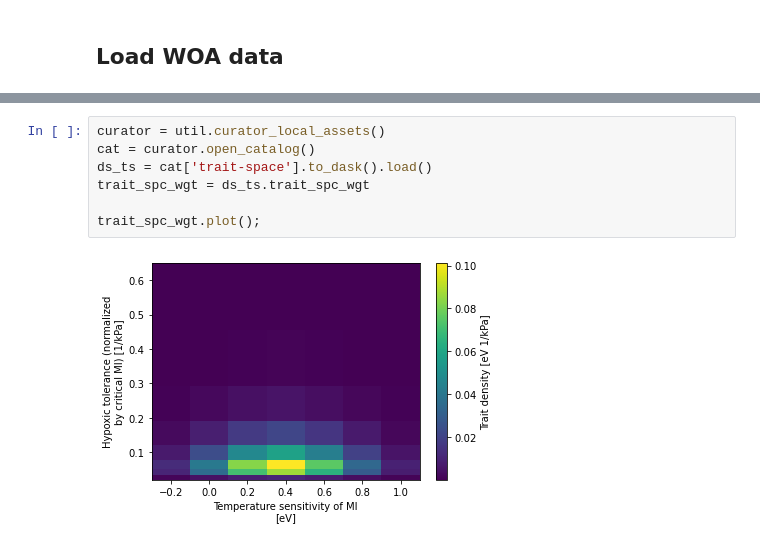
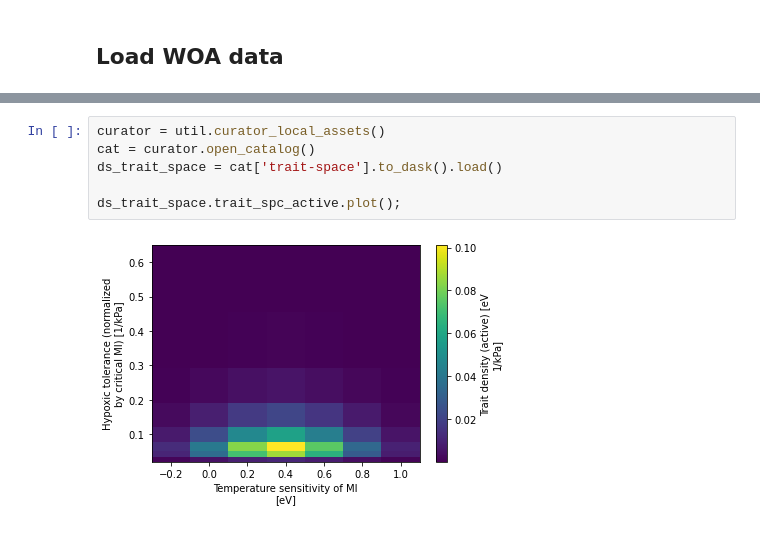
Before and after one commit to matt-long/aerobic-safety-margins, a Jupyter notebook: notebooks/trait-space-obs-habitat-vol.ipynb, the cells around one changed output, grey strips where cells are left out. Drawn from its saved outputs; the diff is of its cells as text.

```diff
--- a/notebooks/trait-space-obs-habitat-vol.ipynb
+++ b/notebooks/trait-space-obs-habitat-vol.ipynb
@@ -53,9 +102,8 @@ Data variables:
 # %%
 curator = util.curator_local_assets()
 cat = curator.open_catalog()
-ds_ts = cat['trait-space'].to_dask().load()
-trait_spc_wgt = ds_ts.trait_spc_wgt
+ds_trait_space = cat['trait-space'].to_dask().load()
 
-trait_spc_wgt.plot();
+ds_trait_space.trait_spc_active.plot();
 # %% [output]
-[figure, old version]
+[figure, new version]
```
Also changed, not shown: parts of 13 cells of this notebook, 7 other files.
